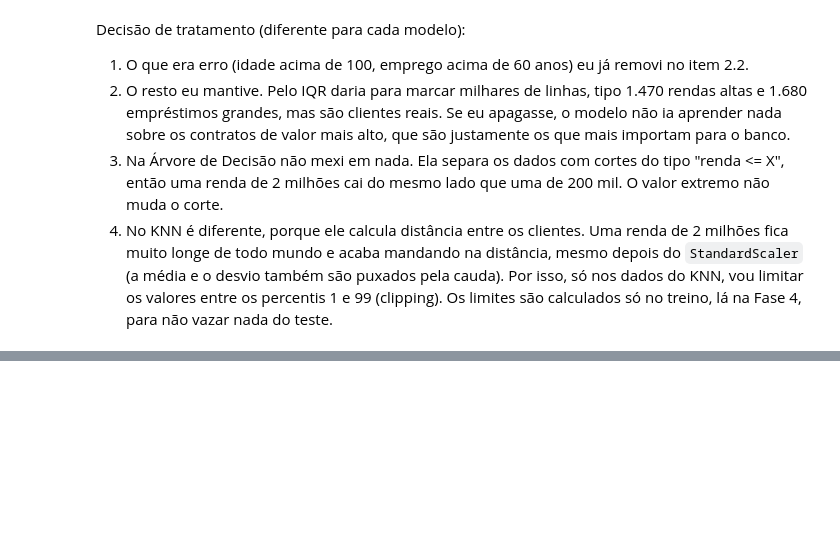
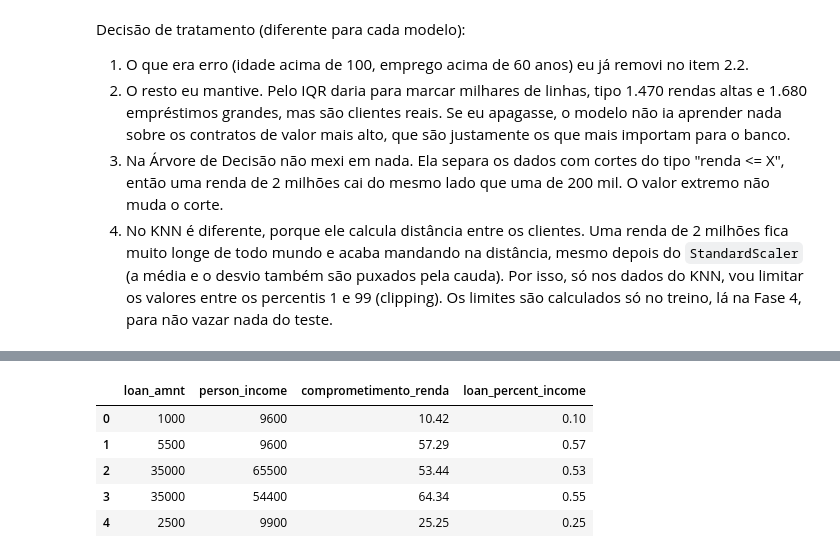
Before and after one commit to PaulaKinder/Machine-Learning-e-Visao-Computacional-T3-Projeto-Avaliativo-Modulo-1-, a Jupyter notebook: risco_credito.ipynb, the cells around one changed output, grey strips where cells are left out. Cells and saved outputs as stored; diff of their text form; code cells hidden in the pictures; blank space fills up the shorter version.

```diff
--- a/risco_credito.ipynb
+++ b/risco_credito.ipynb
@@ -345,0 +354,16 @@ Decisão de tratamento (diferente para cada modelo):
+# %%
+# confiro antes de dividir: sem nulos e sem renda zero
+assert df[["loan_amnt", "person_income"]].isna().sum().sum() == 0, "Há nulos nas colunas de origem"
+assert (df["person_income"] > 0).all(), "Há renda zero/negativa -> divisão inválida"
+
+df["comprometimento_renda"] = (df["loan_amnt"] / df["person_income"]) * 100
+
+assert np.isfinite(df["comprometimento_renda"]).all()
+df[["loan_amnt", "person_income", "comprometimento_renda", "loan_percent_income"]].head()
+# %% [output]
+|  | loan_amnt | person_income | comprometimento_renda | loan_percent_income |
+| 0 | 1000 | 9600 | 10.42 | 0.10 |
+| 1 | 5500 | 9600 | 57.29 | 0.57 |
+| 2 | 35000 | 65500 | 53.44 | 0.53 |
+| 3 | 35000 | 54400 | 64.34 | 0.55 |
+| 4 | 2500 | 9900 | 25.25 | 0.25 |
```
Also changed, not shown: parts of 4 cells of this notebook, 1 other file.
